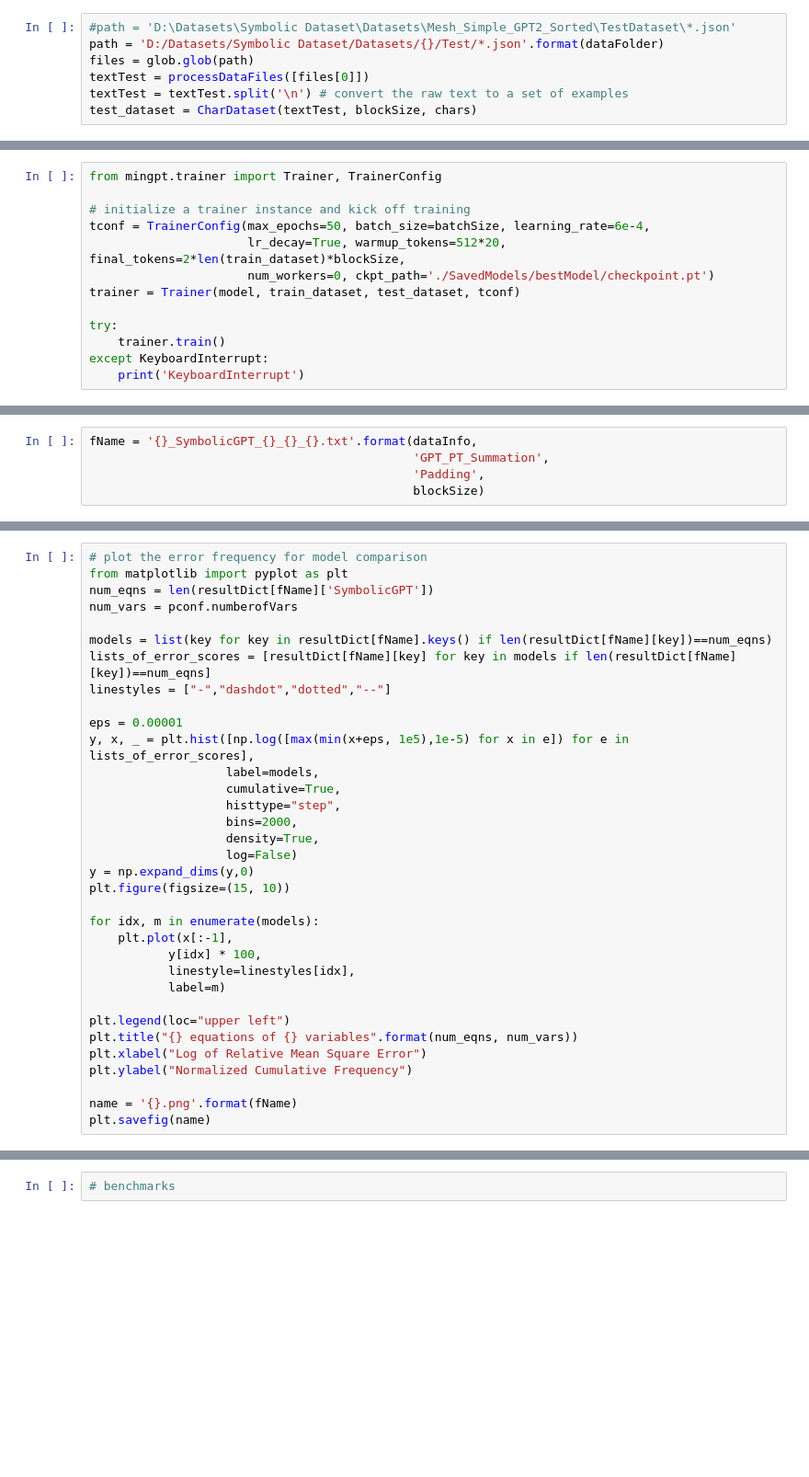
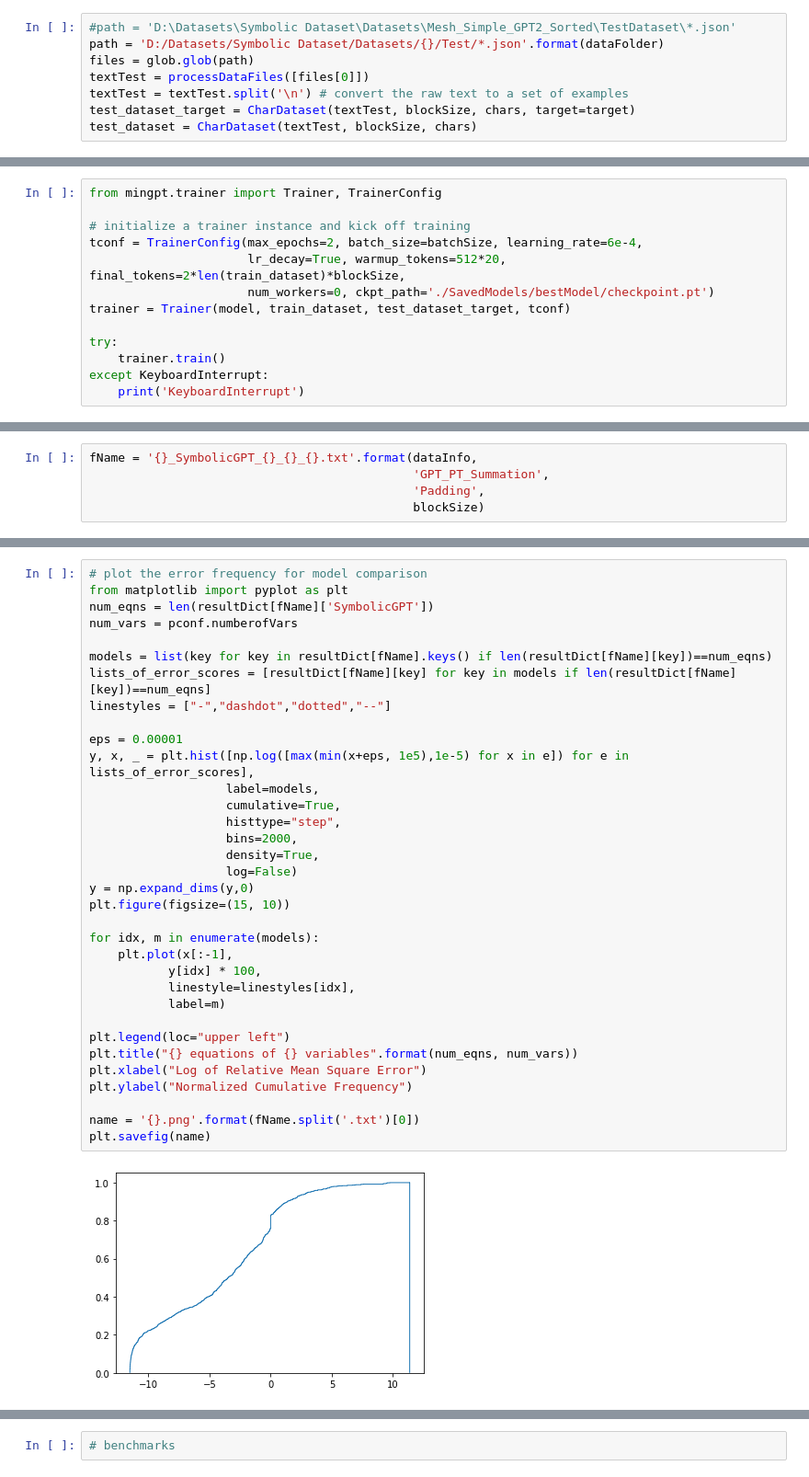
Before and after one commit to mojivalipour/symbolicgpt, a Jupyter notebook: SymbolicGPT_PointNET_PADDING_PYTORCH.ipynb, the cells around one changed output, grey strips where cells are left out. Shown at 92% size. Cells and saved outputs as stored; diff of their text form; blank space fills up the shorter version.

```diff
--- a/SymbolicGPT_PointNET_PADDING_PYTORCH.ipynb
+++ b/SymbolicGPT_PointNET_PADDING_PYTORCH.ipynb
@@ -188,6 +188,7 @@ path = 'D:/Datasets/Symbolic Dataset/Datasets/{}/Test/*.json'.format(dataFolder)
 files = glob.glob(path)
 textTest = processDataFiles([files[0]])
 textTest = textTest.split('\n') # convert the raw text to a set of examples
+test_dataset_target = CharDataset(textTest, blockSize, chars, target=target)
 test_dataset = CharDataset(textTest, blockSize, chars)
 # %% [output]
 data has 1001 examples, 48 unique.
@@ -231,10 +233,10 @@ model = GPT(mconf, pconf)
 from mingpt.trainer import Trainer, TrainerConfig
 
 # initialize a trainer instance and kick off training
-tconf = TrainerConfig(max_epochs=50, batch_size=batchSize, learning_rate=6e-4,
+tconf = TrainerConfig(max_epochs=2, batch_size=batchSize, learning_rate=6e-4,
                       lr_decay=True, warmup_tokens=512*20, final_tokens=2*len(train_dataset)*blockSize,
                       num_workers=0, ckpt_path='./SavedModels/bestModel/checkpoint.pt')
-trainer = Trainer(model, train_dataset, test_dataset, tconf)
+trainer = Trainer(model, train_dataset, test_dataset_target, tconf)
 
 try:
     trainer.train()
@@ -509,31 +616,33 @@ from matplotlib import pyplot as plt
 num_eqns = len(resultDict[fName]['SymbolicGPT'])
 num_vars = pconf.numberofVars
 
 models = list(key for key in resultDict[fName].keys() if len(resultDict[fName][key])==num_eqns)
 lists_of_error_scores = [resultDict[fName][key] for key in models if len(resultDict[fName][key])==num_eqns]
 linestyles = ["-","dashdot","dotted","--"]
 
 eps = 0.00001
 y, x, _ = plt.hist([np.log([max(min(x+eps, 1e5),1e-5) for x in e]) for e in lists_of_error_scores],
                    label=models,
                    cumulative=True,
                    histtype="step",
                    bins=2000,
                    density=True,
                    log=False)
 y = np.expand_dims(y,0)
 plt.figure(figsize=(15, 10))
 
 for idx, m in enumerate(models):
     plt.plot(x[:-1],
            y[idx] * 100,
            linestyle=linestyles[idx],
            label=m)
 
 plt.legend(loc="upper left")
 plt.title("{} equations of {} variables".format(num_eqns, num_vars))
 plt.xlabel("Log of Relative Mean Square Error")
 plt.ylabel("Normalized Cumulative Frequency")
 
-name = '{}.png'.format(fName)
+name = '{}.png'.format(fName.split('.txt')[0])
 plt.savefig(name)
+# %% [output]
+[figure, added]
```
Also changed, not shown: parts of 8 cells of this notebook, 2 other files.
